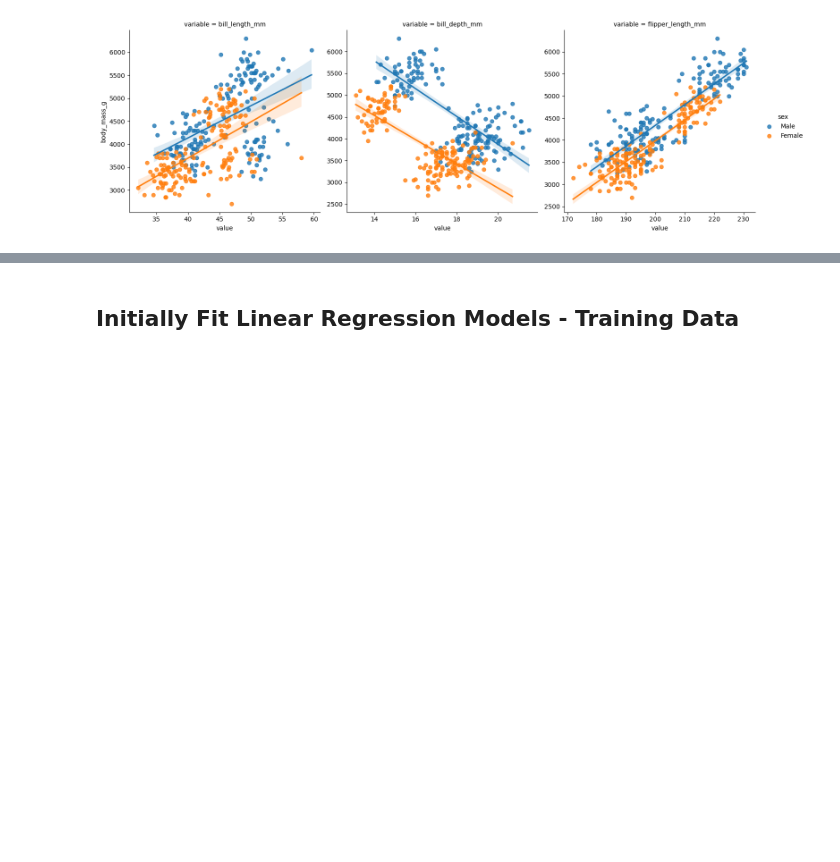
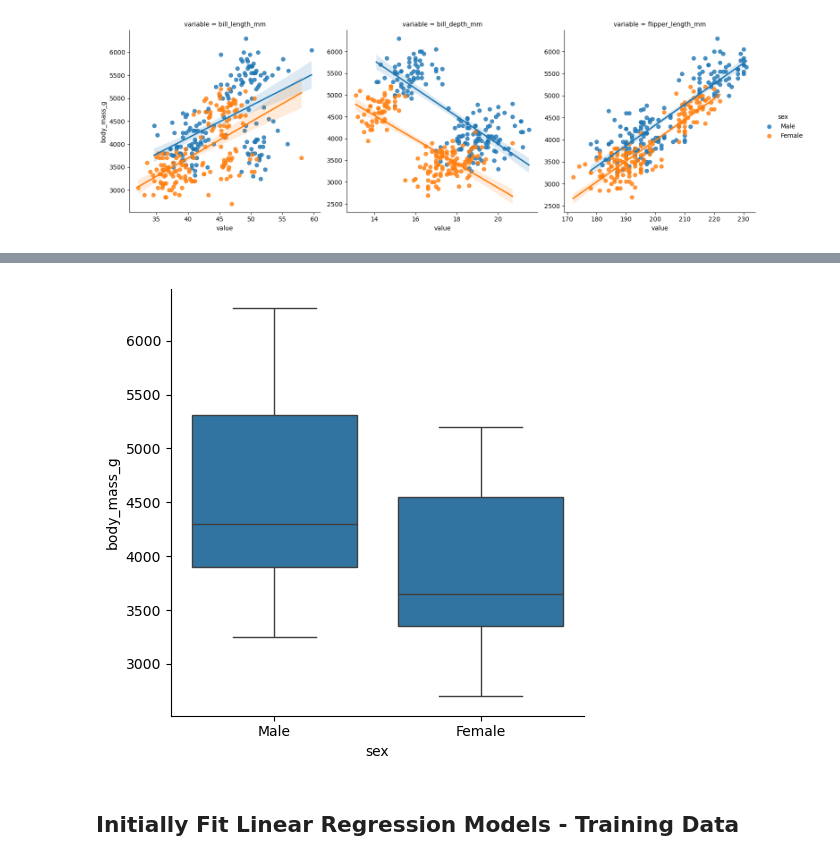
Before and after one commit to mytechnotalent/Reverse-Engineering-Data, a Jupyter notebook: 13-LR.ipynb, the cells around one changed output, grey strips where cells are left out. Saved outputs shown, nothing was run; the diff lists cells and outputs as text; code cells hidden in the pictures; blank space fills up the shorter version.

```diff
--- a/13-LR.ipynb
+++ b/13-LR.ipynb
@@ -108,3 +136,11 @@ plt.show()
+# %%
+sns.catplot(data=df,
+            x='sex',
+            y='body_mass_g',
+            kind='box')
+plt.show()
+# %% [output]
+[figure, added]
 # %% [markdown]
 ## Initially Fit Linear Regression Models - Training Data
 # %% [markdown]
```
Also changed, not shown: parts of 21 cells of this notebook.
